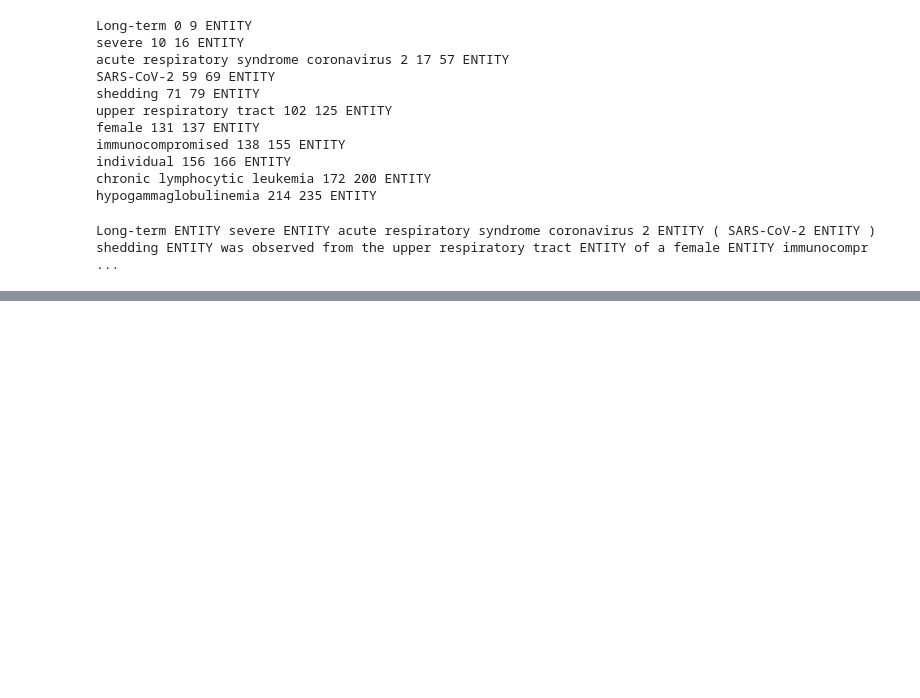
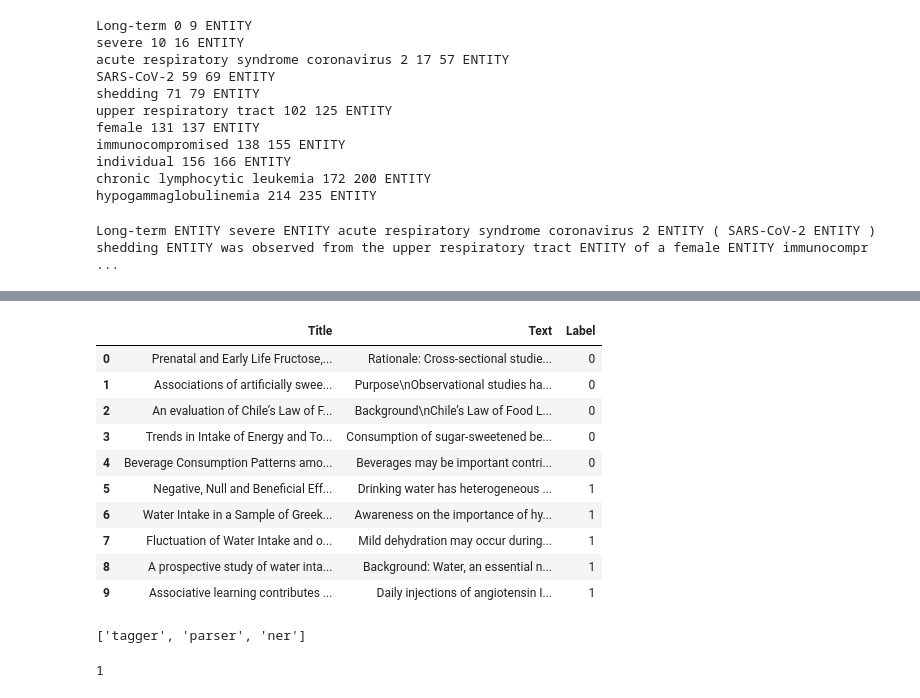
Before and after one commit to Hans0124SG/GSC-2020-NLP-tutorial, a Jupyter notebook: GSC_2020_Tutorial.ipynb, the cells around one changed output, grey strips where cells are left out. Saved outputs shown, nothing was run; the diff lists cells and outputs as text; code cells hidden in the pictures; blank space fills up the shorter version.

```diff
--- a/GSC_2020_Tutorial.ipynb
+++ b/GSC_2020_Tutorial.ipynb
@@ -110,0 +146,20 @@ Long-term ENTITY severe ENTITY acute respiratory syndrome coronavirus 2 ENTITY (
+# %%
+df_test
+# %% [output]
+|  | Title | Text | Label |
+| 0 | Prenatal and Early Life Fructose,... | Rationale: Cross-sectional studie... | 0 |
+| 1 | Associations of artificially swee... | Purpose\nObservational studies ha... | 0 |
+| 2 | An evaluation of Chile’s Law of F... | Background\nChile’s Law of Food L... | 0 |
+| 3 | Trends in Intake of Energy and To... | Consumption of sugar-sweetened be... | 0 |
+| 4 | Beverage Consumption Patterns amo... | Beverages may be important contri... | 0 |
+| 5 | Negative, Null and Beneficial Eff... | Drinking water has heterogeneous ... | 1 |
+| 6 | Water Intake in a Sample of Greek... | Awareness on the importance of hy... | 1 |
+| 7 | Fluctuation of Water Intake and o... | Mild dehydration may occur during... | 1 |
+| 8 | A prospective study of water inta... | Background: Water, an essential n... | 1 |
+| 9 | Associative learning contributes ... | Daily injections of angiotensin I... | 1 |
+# %%
+# Current model does not have a TextCategorizer component
+nlp = spacy.load("en_core_sci_md")
+nlp.pipe_names
+# %% [output]
+['tagger', 'parser', 'ner']
@@ -110,0 +172,6 @@ Long-term ENTITY severe ENTITY acute respiratory syndrome coronavirus 2 ENTITY (
+# %%
+# Add the two labels for our predictions
+textcat.add_label("POSITIVE") # Water Intake
+textcat.add_label("NEGATIVE") # SSB
+# %% [output]
+1
```
Also changed, not shown: parts of 17 cells of this notebook.
